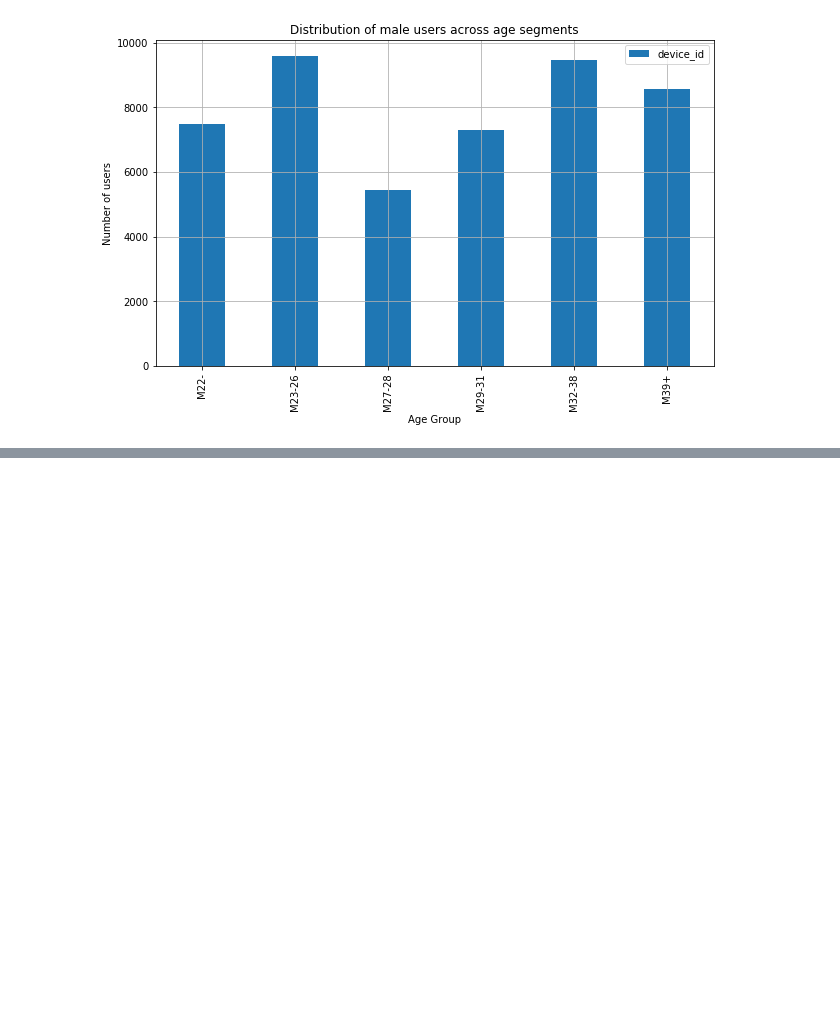
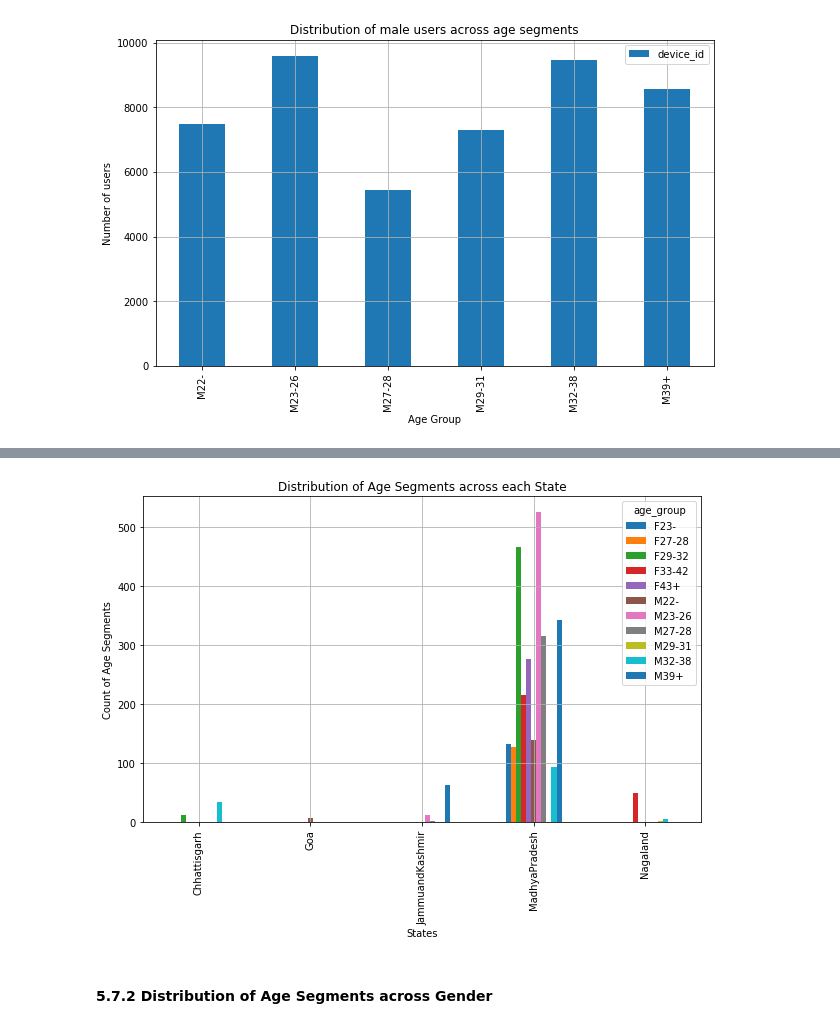
Before and after one commit to Shayista-Tamkeen/Capstone-Project-1, a Jupyter notebook: INSAID - Consulting Capstone Project 1.ipynb, the cells around one changed output, grey strips where cells are left out. Drawn from its saved outputs; the diff is of its cells as text; code cells hidden in the pictures; blank space fills up the shorter version.

```diff
--- a/INSAID - Consulting Capstone Project 1.ipynb
+++ b/INSAID - Consulting Capstone Project 1.ipynb
@@ -146,0 +131,10 @@ filtered_events_data.head()
+# %%
+# dispaly the data of selected states
+
+state_of_focus = ['MadhyaPradesh', 'Chhattisgarh', 'Uttaranchal', 'JammuandKashmir','Goa', 'Nagaland']
+
+filtered_events_data = pd.DataFrame()
+for index,value in enumerate(state_of_focus):
+    filtered_events_data=filtered_events_data.append(events_data[events_data.state == state_of_focus[index]])
+
+filtered_events_data.head()
@@ -577,0 +593,4 @@ plt.show()
+# %%
+# Merging both the above tables based on "inner" join
+events_gender_age_train_data = pd.merge(filtered_events_data, gender_age_train_data, on = 'device_id', how='inner')
+events_gender_age_train_data.head()
@@ -577,0 +604,3 @@ plt.show()
+# %%
+distribution_of_age_segments_across_state = pd.DataFrame(events_gender_age_train_data.groupby("state")["age_group"].value_counts().reset_index(name='count'))
+distribution_of_age_segments_across_state
@@ -577,0 +625,10 @@ plt.show()
+# %%
+distribution_of_age_segments_across_state.pivot_table(index='state', columns='age_group', values='count', aggfunc='sum').plot.bar(grid = True, figsize = (10, 6))
+plt.xlabel("States")
+plt.ylabel("Count of Age Segments")
+plt.title("Distribution of Age Segments across each State")
+plt.show()
+# %% [output]
+[figure, added]
+# %% [markdown]
+#### 5.7.2 Distribution of Age Segments across Gender
```
Also changed, not shown: parts of 28 cells of this notebook.
